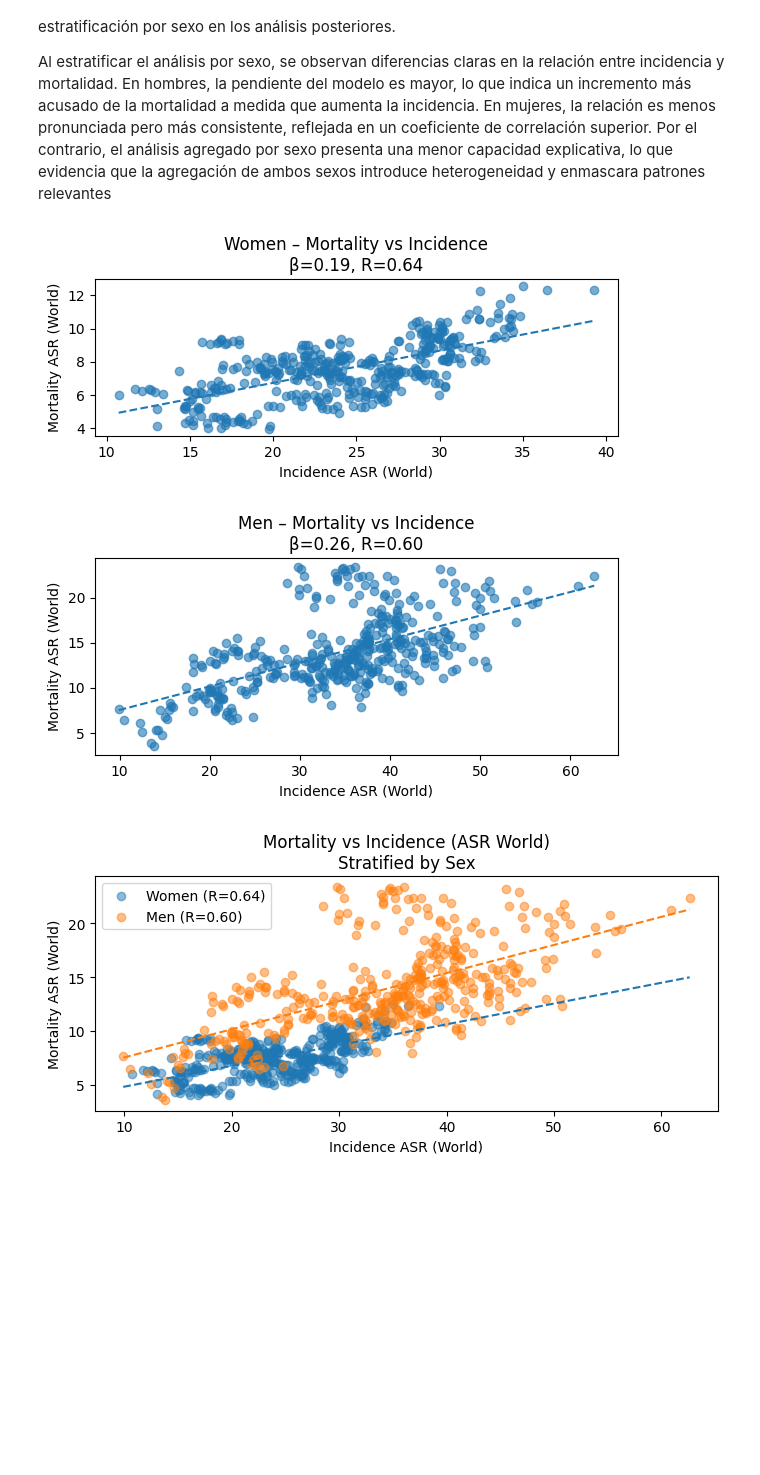
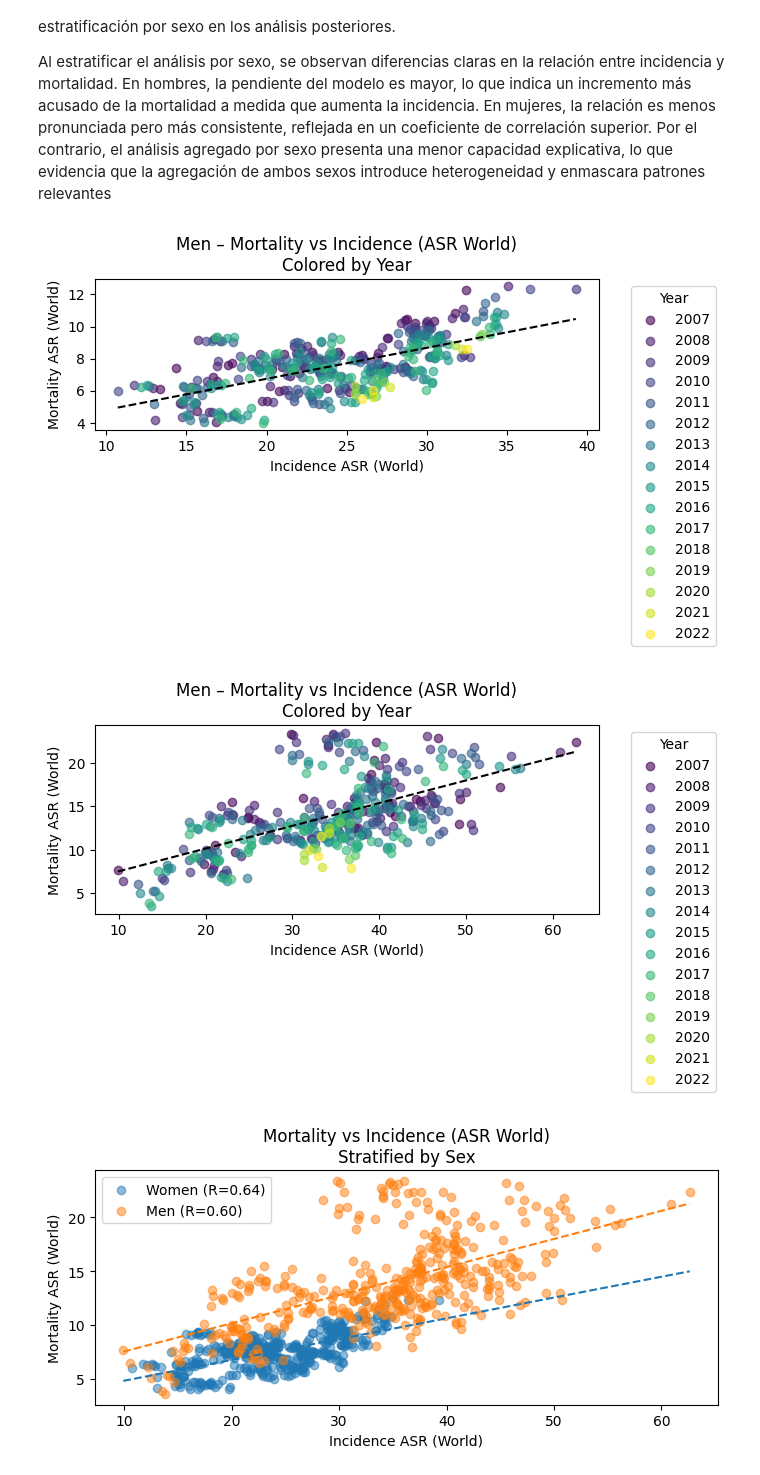
Before and after one commit to mehrerm/TFM, a Jupyter notebook: notebooks/01_load_and_clean_DIRAC.ipynb, the cells around one changed output. Cells and saved outputs as stored; diff of their text form; code cells hidden in the pictures; blank space fills up the shorter version.

```diff
--- a/notebooks/01_load_and_clean_DIRAC.ipynb
+++ b/notebooks/01_load_and_clean_DIRAC.ipynb
@@ -904,53 +904,93 @@ La relación entre incidencia y mortalidad es más pronunciada en hombres que en
 Al estratificar el análisis por sexo, se observan diferencias claras en la relación entre incidencia y mortalidad. En hombres, la pendiente del modelo es mayor, lo que indica un incremento más acusado de la mortalidad a medida que aumenta la incidencia. En mujeres, la relación es menos pronunciada pero más consistente, reflejada en un coeficiente de correlación superior. Por el contrario, el análisis agregado por sexo presenta una menor capacidad explicativa, lo que evidencia que la agregación de ambos sexos introduce heterogeneidad y enmascara patrones relevantes
 # %%
 # cálculo de la recta en mujeres
+plt.figure(figsize=(7, 7))
+
+years = sorted(pivot_female_clean["Year"].unique())
+cmap = plt.cm.viridis
+colors = cmap(np.linspace(0, 1, len(years)))
+
+for y, c in zip(years, colors):
+    df_y = pivot_female_clean[pivot_female_clean["Year"] == y]
+
+    plt.scatter(
+        df_y["Incidence"],
+        df_y["Mortality"],
+        alpha=0.6,
+        color=c,
+        label=str(y)
+    )
+
+# Recta global (
 x_f = pivot_female_clean["Incidence"].values
 y_f = pivot_female_clean["Mortality"].values
 beta_f, alpha_f = np.polyfit(x_f, y_f, 1)
-R_f = np.corrcoef(x_f, y_f)[0, 1]
 
 x_line = np.linspace(x_f.min(), x_f.max(), 200)
-y_line_f = beta_f * x_line + alpha_f
-
-plt.figure(figsize=(6, 6))
-plt.scatter(x_f, y_f, alpha=0.6)
-plt.plot(x_line, y_line_f, linestyle="--")
+plt.plot(x_line, beta_f * x_line + alpha_f, linestyle="--", color="black")
 
 plt.xlabel("Incidence ASR (World)")
 plt.ylabel("Mortality ASR (World)")
-plt.title(f"Women – Mortality vs Incidence\nβ={beta_f:.2f}, R={R_f:.2f}")
+plt.title("Men – Mortality vs Incidence (ASR World)\nColored by Year")
+
+plt.legend(
+    title="Year",
+    bbox_to_anchor=(1.05, 1),
+    loc="upper left"
+)
 
 plt.gca().set_aspect("equal", adjustable="box")
 plt.grid(False)
 plt.tight_layout()
 plt.show()
 # %% [output]
-[figure, old version]
+[figure, new version]
 # %%
 #hombres
+import matplotlib.pyplot as plt
+import numpy as np
 
+plt.figure(figsize=(7, 7))
+
+years = sorted(pivot_male_clean["Year"].unique())
+cmap = plt.cm.viridis
+colors = cmap(np.linspace(0, 1, len(years)))
+
+for y, c in zip(years, colors):
+    df_y = pivot_male_clean[pivot_male_clean["Year"] == y]
+
+    plt.scatter(
+        df_y["Incidence"],
+        df_y["Mortality"],
+        alpha=0.6,
+        color=c,
+        label=str(y)
+    )
+
+# Recta global
 x_m = pivot_male_clean["Incidence"].values
 y_m = pivot_male_clean["Mortality"].values
 beta_m, alpha_m = np.polyfit(x_m, y_m, 1)
-R_m = np.corrcoef(x_m, y_m)[0, 1]
 
 x_line = np.linspace(x_m.min(), x_m.max(), 200)
-y_line_m = beta_m * x_line + alpha_m
-
-plt.figure(figsize=(6, 6))
-plt.scatter(x_m, y_m, alpha=0.6)
-plt.plot(x_line, y_line_m, linestyle="--")
+plt.plot(x_line, beta_m * x_line + alpha_m, linestyle="--", color="black")
 
 plt.xlabel("Incidence ASR (World)")
 plt.ylabel("Mortality ASR (World)")
-plt.title(f"Men – Mortality vs Incidence\nβ={beta_m:.2f}, R={R_m:.2f}")
+plt.title("Men – Mortality vs Incidence (ASR World)\nColored by Year")
+
+plt.legend(
+    title="Year",
+    bbox_to_anchor=(1.05, 1),
+    loc="upper left"
+)
 
 plt.gca().set_aspect("equal", adjustable="box")
 plt.grid(False)
 plt.tight_layout()
 plt.show()
 # %% [output]
-[figure, old version]
+[figure, new version]
 # %%
 plt.figure(figsize=(7, 7))
 
```
Also changed, not shown: parts of 4 cells of this notebook.
